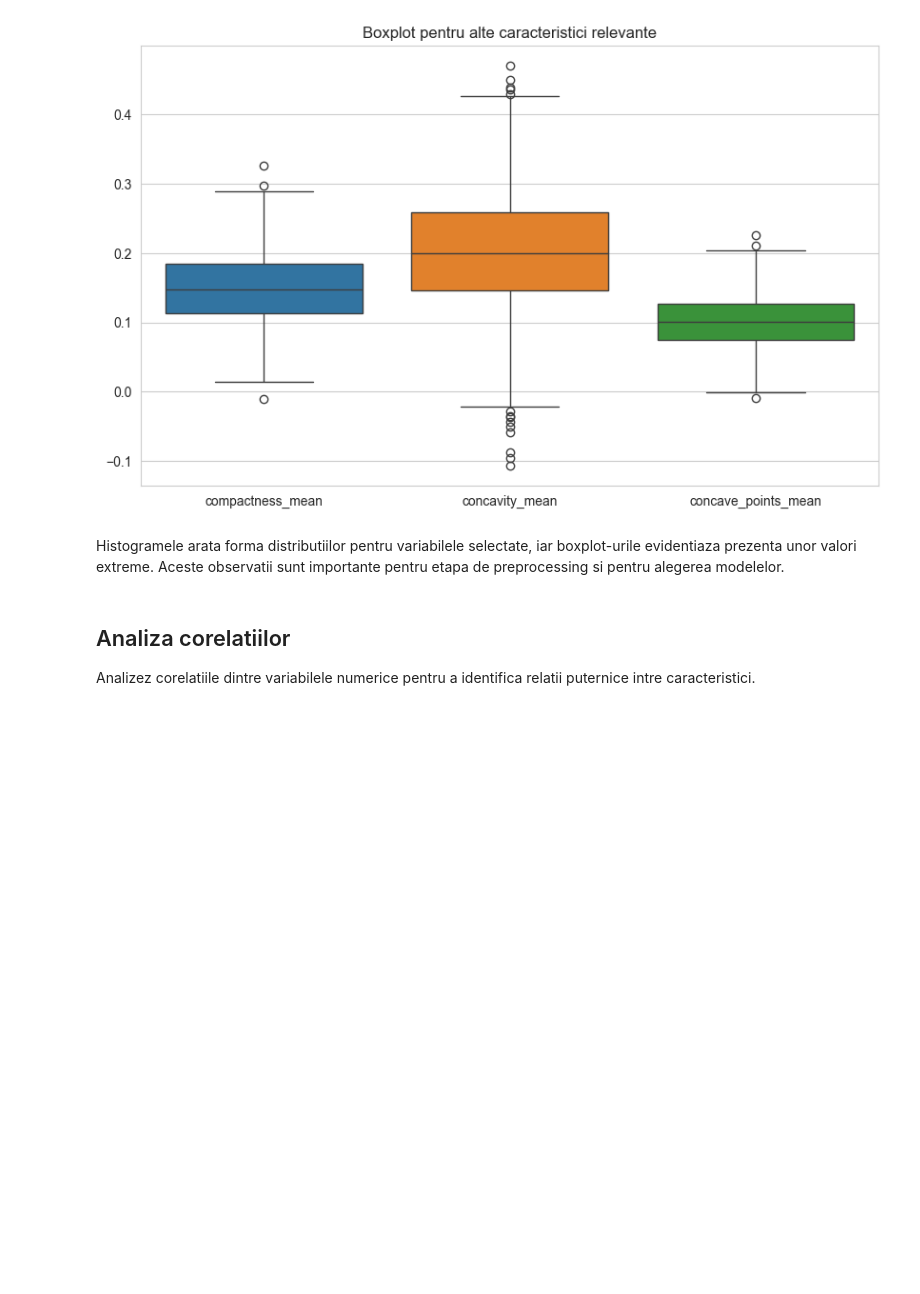
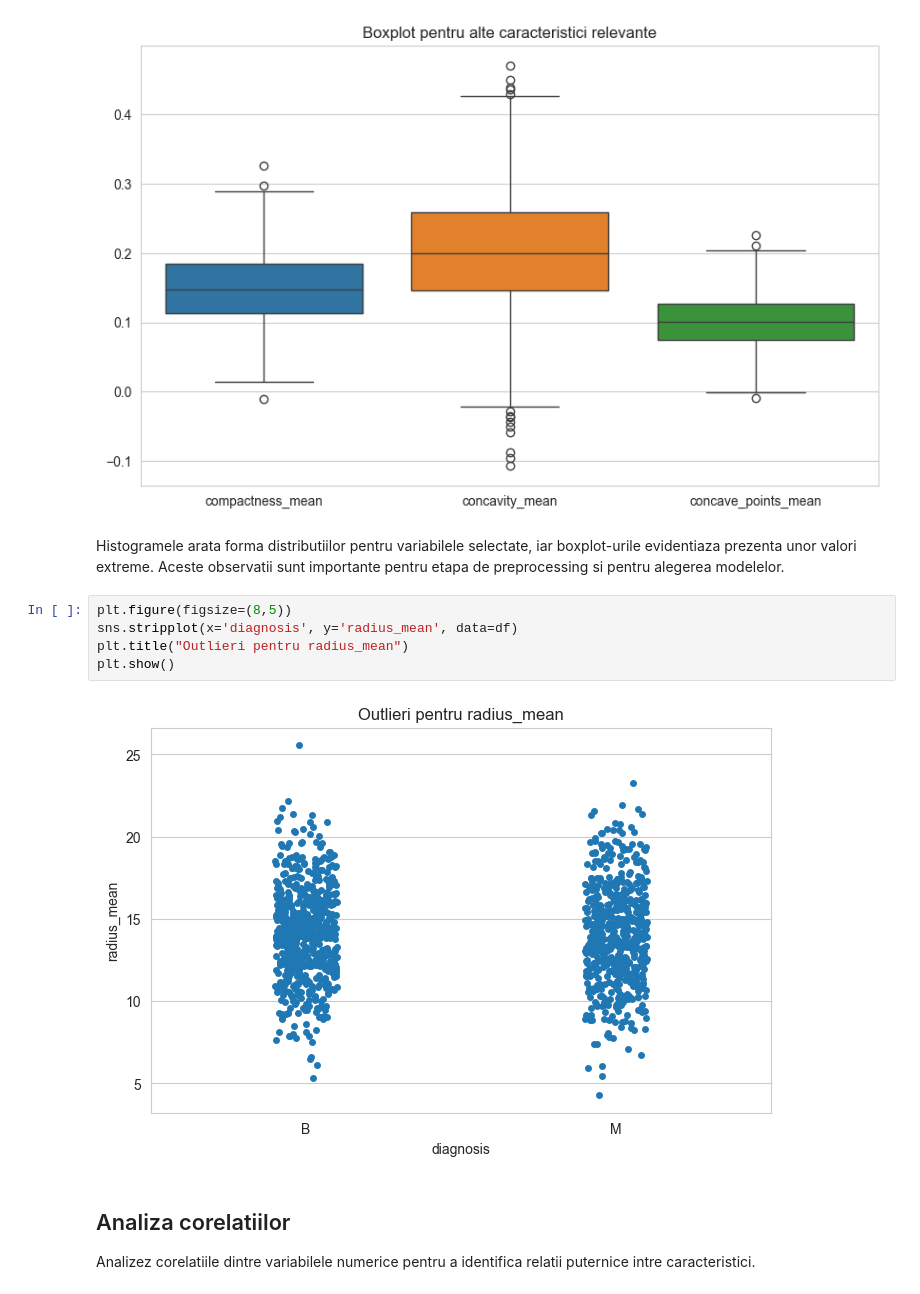
Before and after one commit to biancailies/breast-cancer-ml-project, a Jupyter notebook: D1_Know_Your_Data.ipynb, the cells around one changed output. Drawn from its saved outputs; the diff is of its cells as text; blank space fills up the shorter version.

```diff
--- a/D1_Know_Your_Data.ipynb
+++ b/D1_Know_Your_Data.ipynb
@@ -166,6 +166,13 @@ plt.show()
 [figure]
 # %% [markdown]
 Histogramele arata forma distributiilor pentru variabilele selectate, iar boxplot-urile evidentiaza prezenta unor valori extreme. Aceste observatii sunt importante pentru etapa de preprocessing si pentru alegerea modelelor.
+# %%
+plt.figure(figsize=(8,5))
+sns.stripplot(x='diagnosis', y='radius_mean', data=df)
+plt.title("Outlieri pentru radius_mean")
+plt.show()
+# %% [output]
+[figure, added]
 # %% [markdown]
 ## Analiza corelatiilor
 
```
Also changed, not shown: parts of 1 cell of this notebook.
